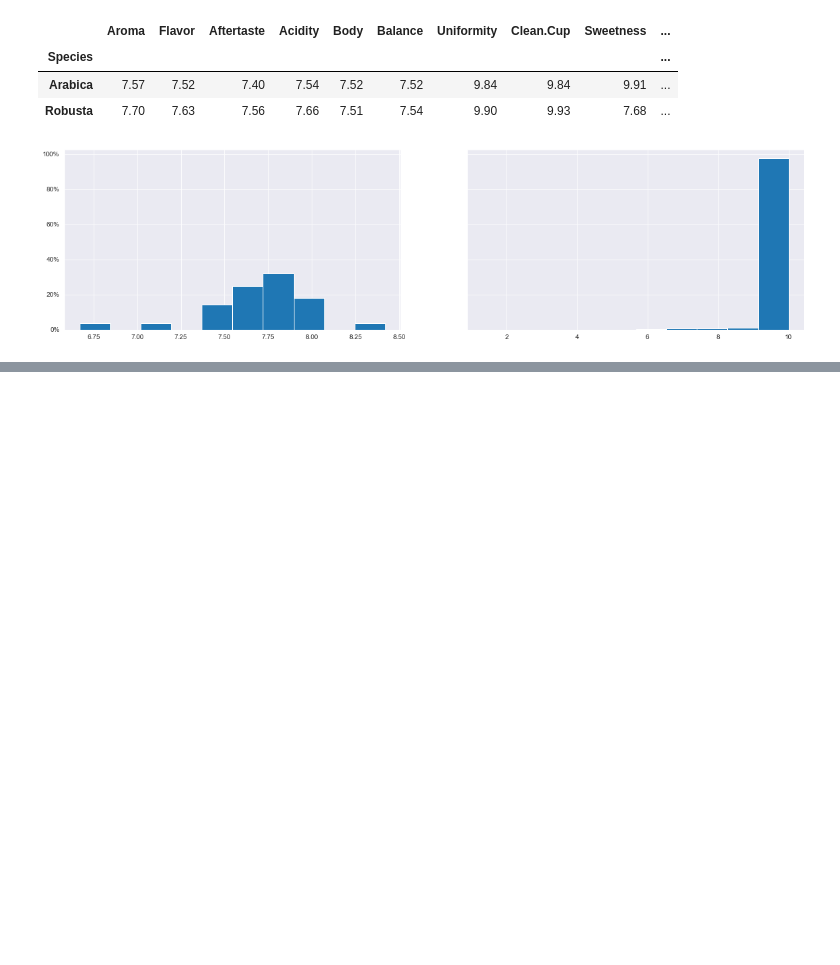
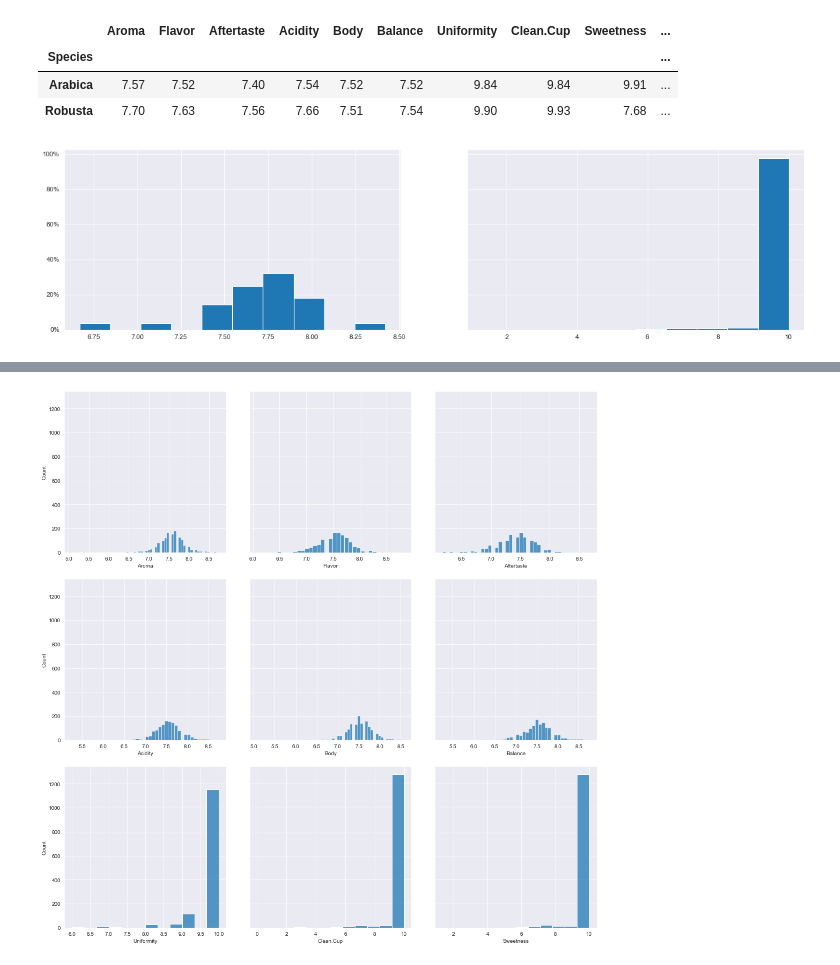
Before and after one commit to fernandadefalco/projeto-moduloIV, a Jupyter notebook: projeto_4.ipynb, the cells around one changed output, grey strips where cells are left out. Saved outputs shown, nothing was run; the diff lists cells and outputs as text; code cells hidden in the pictures; blank space fills up the shorter version.

```diff
--- a/projeto_4.ipynb
+++ b/projeto_4.ipynb
@@ -460,0 +475,14 @@ plt.show()
+# %%
+add = []
+for coluna in df_measures.columns:
+    g = pd.cut(df_measures[coluna], bins=[0,5,6,7,8,9,11], labels = ['0-5','5.01-6','6.01-7','7.01-8','8.01-9','9.01-10'])
+    df = df_measures.groupby(g, observed=True)[coluna].agg(['count']).reset_index()
+    df['Parametro'] = coluna
+    df.rename(columns = {coluna:'Nota'}, inplace = True)
+    add.append(df)
+
+df_conc = pd.concat(add)
+
+df_new = df_conc.pivot_table(index = df_conc["Nota"], columns = df_conc["Parametro"]).apply(lambda x: x/x.sum()).applymap(lambda x: "{0:.1f}%".format(100*x))
+df_new = df_new.replace(['nan%'],'-')
+df_new
@@ -460,0 +499,13 @@ plt.show()
+# %%
+fig, ax = plt.subplots(3, 3, figsize=(15,15), sharey=True)
+sns.set_style("darkgrid")
+fig.tight_layout(pad=3)
+
+y  = 0
+for coluna in df_measures.columns:
+    i, j = divmod(y, 3)
+    sns.histplot(data = df_coffee , x = coluna, ax=ax[i,j]);
+    # ax[i,j].set(title=coluna, xlabel= 'Média de altitude (m)', ylabel=None)
+    y += 1
+# %% [output]
+[figure, added]
```
Also changed, not shown: parts of 8 cells of this notebook.
